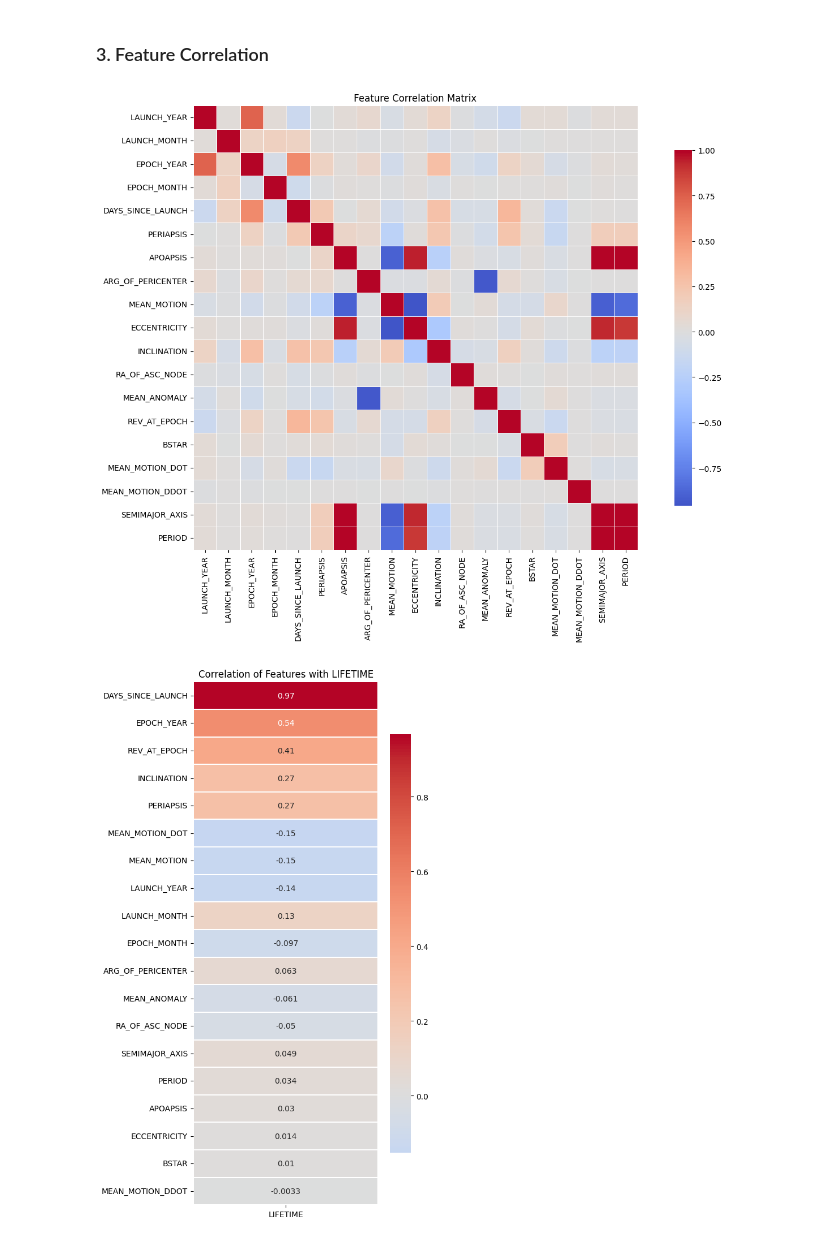
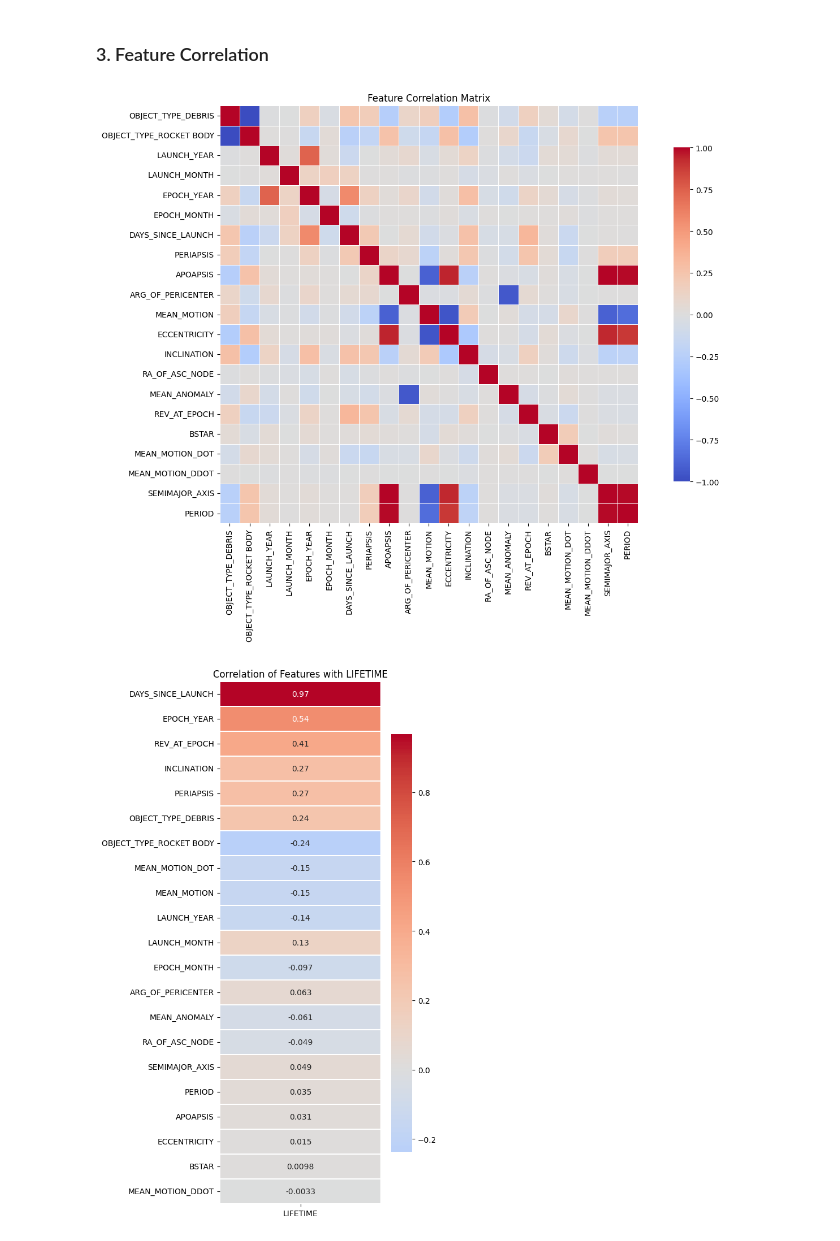
Before and after one commit to brianna404/BA_SpaceDebrisLifetimePrediction, a Jupyter notebook: Code/DataPreparation5_Analysis.ipynb, the cells around one changed output. Drawn from its saved outputs; the diff is of its cells as text; code cells hidden in the pictures.

```diff
--- a/Code/DataPreparation5_Analysis.ipynb
+++ b/Code/DataPreparation5_Analysis.ipynb
@@ -140,27 +132,36 @@ plt.show()
 ### 3. Feature Correlation
 # %%
 # use the preprocessed data from the MLP since that data is normalized
-debrisCorr_df = pd.read_csv('../Data/DebrisMLP.csv')
-# drop columnns that are not numeric
-debrisCorr_df = debrisCorr_df.drop(columns=['NORAD_CAT_ID', 'INTLDES', 'SATNAME', 'OBJECT_TYPE', 'COUNTRY', 'SITE'])
+train_preprocessed_df = pd.read_csv('../Data/TrainPreprocessed.csv')
+test_preprocessed_df = pd.read_csv('../Data/TestPreprocessed.csv')
+debrisMLP_df = pd.read_csv('../Data/DebrisMLP.csv')
+
+# concat and merge remaining lifetime from debrisMLP_df
+debrisCorr_df = pd.concat([train_preprocessed_df, test_preprocessed_df], axis=0)
+debrisCorr_df = debrisCorr_df.merge(debrisMLP_df[['NORAD_CAT_ID', 'REMAINING_LIFETIME']], on='NORAD_CAT_ID', how='left')
+# %%
+# drop columnns
+columns_to_drop = [col for col in debrisCorr_df.columns if col.startswith('COUNTRY') or col.startswith('SITE')]
+columns_to_drop += ['NORAD_CAT_ID']
+debrisCorr_df = debrisCorr_df.drop(columns=columns_to_drop)
 # %%
 # Calculate the correlation matrix
 corr_matrix = debrisCorr_df.corr()
 # %%
 # Heatmap for feature correlation
-feature_corr_matrix = corr_matrix.drop('LIFETIME', axis=0).drop('LIFETIME', axis=1)
-
+feature_corr_matrix = corr_matrix.drop(['LIFETIME', 'REMAINING_LIFETIME'], axis=0).drop(['LIFETIME', 'REMAINING_LIFETIME'], axis=1)
+plt.style.use('default')
 plt.figure(figsize=(14, 10))
 sns.heatmap(feature_corr_matrix, annot=False, cmap="coolwarm", center=0,
             square=True, linewidths=0.5, cbar_kws={"shrink": 0.8})
 plt.title("Feature Correlation Matrix")
 plt.tight_layout()
 plt.show()
 # %% [output]
-[figure, old version]
+[figure, new version]
 # %%
 # 2. Heatmap for correlation of all features with the 'LIFETIME' column
-lifetime_corr = corr_matrix[['LIFETIME']].drop('LIFETIME', axis=0)
+lifetime_corr = corr_matrix[['LIFETIME']].drop(['LIFETIME', 'REMAINING_LIFETIME'], axis=0)
 lifetime_corr = lifetime_corr.reindex(lifetime_corr['LIFETIME'].abs().sort_values(ascending=False).index)
 
 plt.figure(figsize=(6, 10))
@@ -170,4 +171,4 @@ plt.title("Correlation of Features with LIFETIME")
 plt.tight_layout()
 plt.show()
 # %% [output]
-[figure, old version]
+[figure, new version]
```
Also changed, not shown: parts of 12 cells of this notebook, 26 other files.
